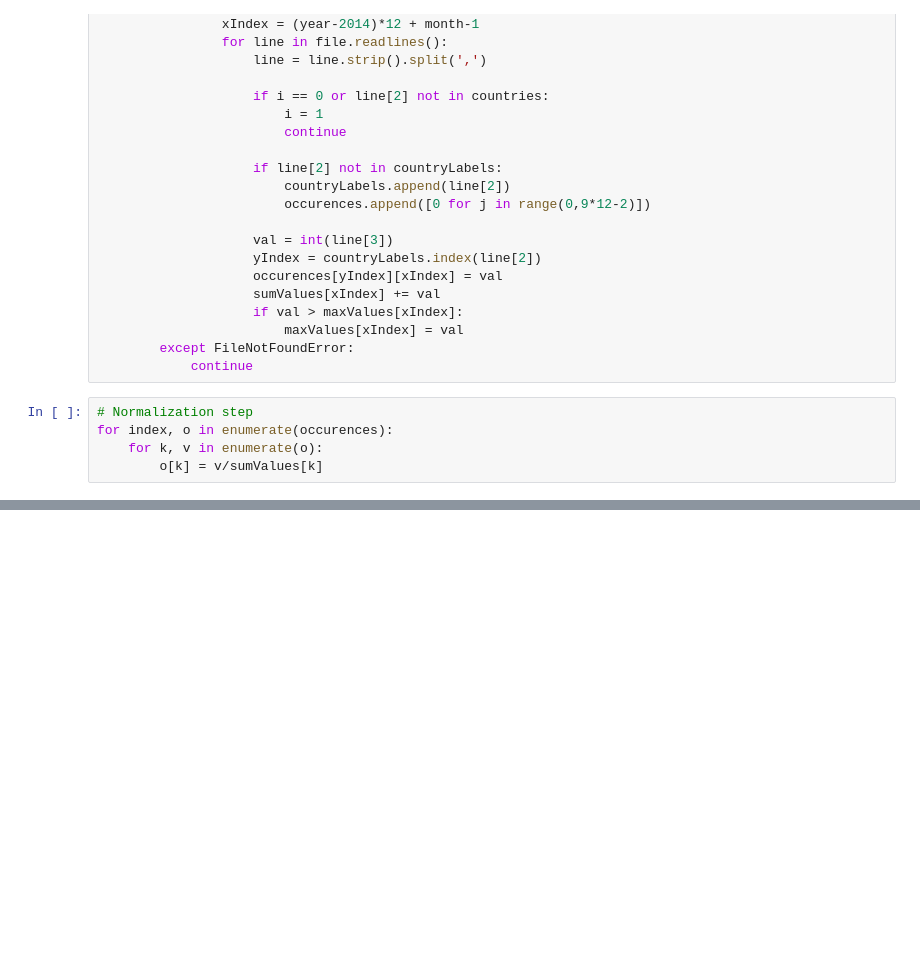
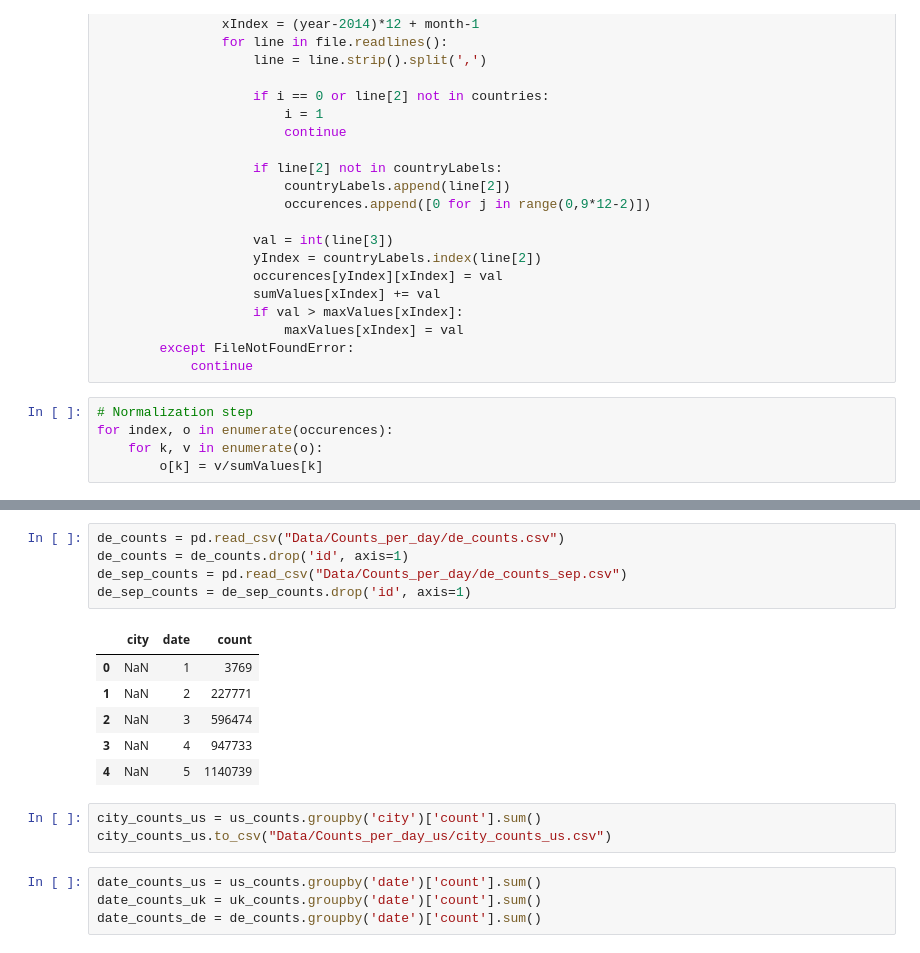
Before and after one commit to JordyForNow/BigDataProject, a Jupyter notebook: country_activity_visualization.ipynb, the cells around one changed output, grey strips where cells are left out. Cells and saved outputs as stored; diff of their text form; blank space fills up the shorter version.

```diff
--- a/country_activity_visualization.ipynb
+++ b/country_activity_visualization.ipynb
@@ -120,0 +142,19 @@ Text(0.5, 1.0, 'Number of hits in a given month.\nFor 10 most active countries.'
+# %%
+de_counts = pd.read_csv("Data/Counts_per_day/de_counts.csv")
+de_counts = de_counts.drop('id', axis=1)
+de_sep_counts = pd.read_csv("Data/Counts_per_day/de_counts_sep.csv")
+de_sep_counts = de_sep_counts.drop('id', axis=1)
+# %% [output]
+|  | city | date | count |
+| 0 | NaN | 1 | 3769 |
+| 1 | NaN | 2 | 227771 |
+| 2 | NaN | 3 | 596474 |
+| 3 | NaN | 4 | 947733 |
+| 4 | NaN | 5 | 1140739 |
+# %%
+city_counts_us = us_counts.groupby('city')['count'].sum()
+city_counts_us.to_csv("Data/Counts_per_day_us/city_counts_us.csv")
+# %%
+date_counts_us = us_counts.groupby('date')['count'].sum()
+date_counts_uk = uk_counts.groupby('date')['count'].sum()
+date_counts_de = de_counts.groupby('date')['count'].sum()
```
Also changed, not shown: parts of 6 cells of this notebook, 4 other files.
